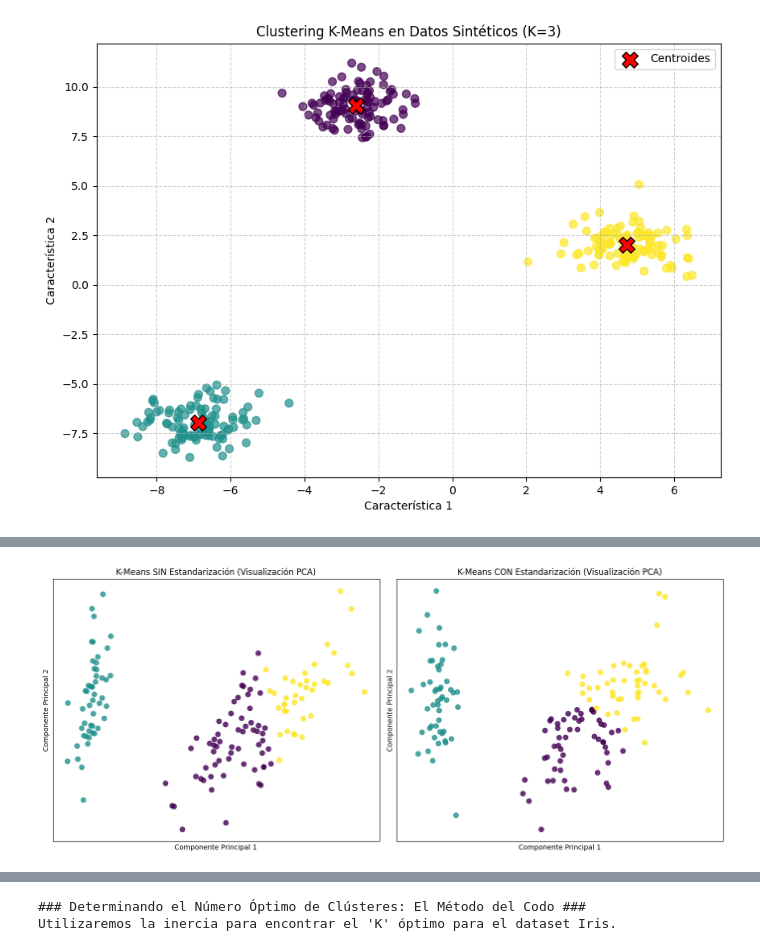
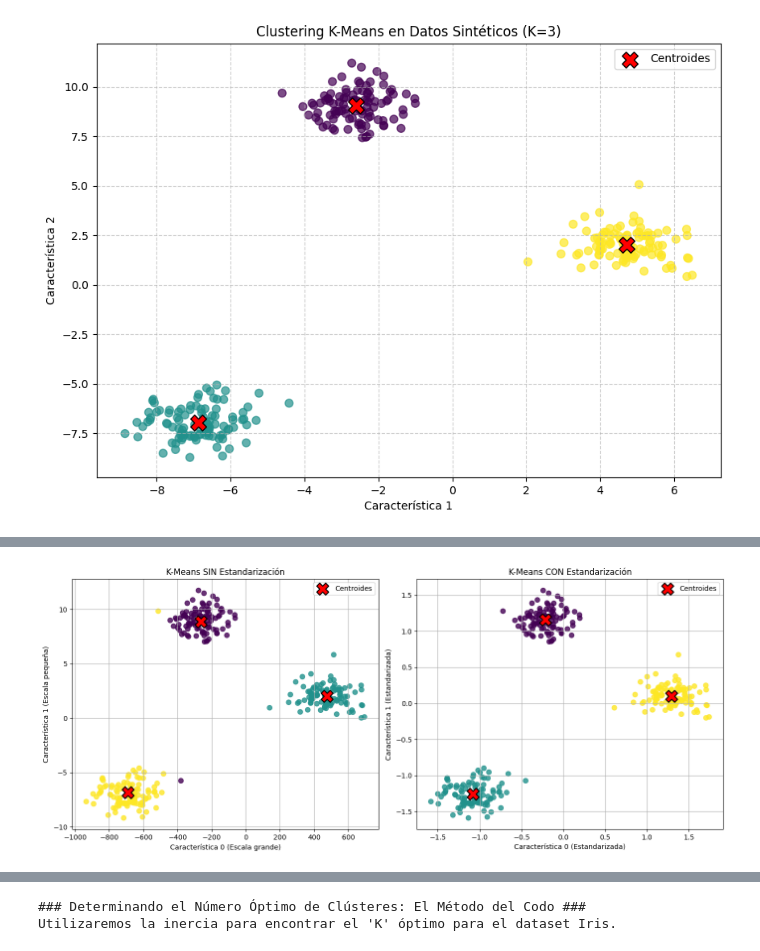
Before and after one commit to Reconocimiento-de-patrones-UNQ/Clase5, a Jupyter notebook: Kmeans.ipynb, the cells around one changed output, grey strips where cells are left out. Drawn from its saved outputs; the diff is of its cells as text; code cells hidden in the pictures.

```diff
--- a/Kmeans.ipynb
+++ b/Kmeans.ipynb
@@ -113,62 +113,83 @@ Vamos a demostrar esto usando el dataset Iris nuevamente, que tiene característ
 3.  **K-Means CON Estandarización:** Usamos un `Pipeline` para primero estandarizar los datos y luego aplicar K-Means. Un `Pipeline` es muy útil para encadenar operaciones de preprocesamiento y modelado.
 4.  **Visualización Comparativa:** Proyectamos los resultados en 2D (usando PCA para la visualización) para comparar el efecto de la estandarización.
 # %%
-from sklearn.datasets import load_iris
+from sklearn.datasets import make_blobs
 from sklearn.preprocessing import StandardScaler
 from sklearn.cluster import KMeans
 from sklearn.pipeline import make_pipeline
 from sklearn.decomposition import PCA
 import matplotlib.pyplot as plt
+import numpy as np # Importar numpy para manipulación de arrays
 
-print("\n### Ejemplo 2: Importancia de la Estandarización de Características en K-Means ###")
-print("K-Means es sensible a la escala de las características. Demostraremos esto con el dataset Iris.")
+print("\n### Ejemplo: Importancia de la Estandarización de Características en K-Means ###")
+print("K-Means es sensible a la escala de las características. Demostraremos esto con un dataset sintético.")
 
-iris = load_iris()
-X_iris = iris.data
-y_iris = iris.target # Usamos las etiquetas verdaderas solo para la visualización comparativa final
+# Crear un dataset sintético con escalas muy diferentes
+# Generamos 300 muestras, 3 clústeres, 2 características
+X_synth, y_synth = make_blobs(n_samples=300, centers=3, n_features=2, random_state=42)
 
-# Mostrar rangos de algunas características de Iris
-print("\nRangos de las características del dataset Iris (originales):")
-for i, name in enumerate(iris.feature_names):
-    print(f"  {name}: Min={X_iris[:, i].min():.2f}, Max={X_iris[:, i].max():.2f}")
+# Multiplicar una de las características por un factor grande para cambiar su escala
+X_synth[:, 0] = X_synth[:, 0] * 100 # Multiplicamos la primera característica por 100
+# X_synth[:, 1] = X_synth[:, 1] * 1 # La segunda característica se mantiene con escala pequeña
 
-# K-Means SIN estandarización
+# Mostrar rangos de las características del dataset sintético (originales):
+print("\nRangos de las características del dataset Sintético (originales):")
+print(f"  Característica 0: Min={X_synth[:, 0].min():.2f}, Max={X_synth[:, 0].max():.2f}")
+print(f"  Característica 1: Min={X_synth[:, 1].min():.2f}, Max={X_synth[:, 1].max():.2f}")
+
+
+# --- K-Means SIN estandarización ---
 kmeans_no_scale = KMeans(n_clusters=3, random_state=42, n_init=10)
-labels_no_scale = kmeans_no_scale.fit_predict(X_iris)
+labels_no_scale = kmeans_no_scale.fit_predict(X_synth)
+# Los centroides sin escalar también serán usados para la visualización PCA
+centroids_no_scale = kmeans_no_scale.cluster_centers_
 
-# K-Means CON estandarización usando Pipeline
+# --- K-Means CON estandarización usando Pipeline ---
 pipeline_kmeans = make_pipeline(StandardScaler(), KMeans(n_clusters=3, random_state=42, n_init=10))
-labels_scaled = pipeline_kmeans.fit_predict(X_iris)
+labels_scaled = pipeline_kmeans.fit_predict(X_synth)
+# Para obtener los centroides escalados, accedemos al K-Means dentro del pipeline
+centroids_scaled = pipeline_kmeans.named_steps['kmeans'].cluster_centers_
 
-# Visualización para comparar (usamos PCA para reducir a 2D solo para la visualización)
-# PCA en datos NO escalados para el panel izquierdo
-pca_viz_no_scale = PCA(n_components=2)
-X_iris_pca_no_scale = pca_viz_no_scale.fit_transform(X_iris)
 
-# PCA en datos escalados para el panel derecho
-pca_viz_scaled = PCA(n_components=2)
-X_iris_scaled_for_pca = StandardScaler().fit_transform(X_iris)
-X_iris_pca_scaled = pca_viz_scaled.fit_transform(X_iris_scaled_for_pca)
-
+# --- Visualización para comparar ---
+# No necesitamos PCA aquí porque ya tenemos 2 dimensiones.
+# Sin embargo, los puntos de vista del gráfico cambiarán debido a la escala.
 
 plt.figure(figsize=(14, 6))
 
+# Gráfico SIN estandarización
 plt.subplot(1, 2, 1)
-plt.scatter(X_iris_pca_no_scale[:, 0], X_iris_pca_no_scale[:, 1], c=labels_no_scale, cmap='viridis', s=50, alpha=0.8)
-plt.title("K-Means SIN Estandarización (Visualización PCA)")
-plt.xlabel("Componente Principal 1")
-plt.ylabel("Componente Principal 2")
-plt.xticks([])
-plt.yticks([])
+plt.scatter(X_synth[:, 0], X_synth[:, 1], c=labels_no_scale, cmap='viridis', s=50, alpha=0.8)
+plt.scatter(centroids_no_scale[:, 0], centroids_no_scale[:, 1], s=300, c='red', marker='X', edgecolors='black', linewidth=1.5, label='Centroides')
+plt.title("K-Means SIN Estandarización")
+plt.xlabel("Característica 0 (Escala grande)")
+plt.ylabel("Característica 1 (Escala pequeña)")
+plt.legend()
+plt.grid(True)
+
+
+# Gráfico CON estandarización
+# Es importante escalar los datos para la visualización del panel derecho también,
+# para que los puntos estén en la misma escala que la que usó K-Means después de escalar.
+scaler_viz = StandardScaler()
+X_synth_scaled_for_viz = scaler_viz.fit_transform(X_synth)
 
 plt.subplot(1, 2, 2)
-plt.scatter(X_iris_pca_scaled[:, 0], X_iris_pca_scaled[:, 1], c=labels_scaled, cmap='viridis', s=50, alpha=0.8)
-plt.title("K-Means CON Estandarización (Visualización PCA)")
-plt.xlabel("Componente Principal 1")
-plt.ylabel("Componente Principal 2")
-plt.xticks([])
-plt.yticks([])
+plt.scatter(X_synth_scaled_for_viz[:, 0], X_synth_scaled_for_viz[:, 1], c=labels_scaled, cmap='viridis', s=50, alpha=0.8)
+plt.scatter(centroids_scaled[:, 0], centroids_scaled[:, 1], s=300, c='red', marker='X', edgecolors='black', linewidth=1.5, label='Centroides')
+plt.title("K-Means CON Estandarización")
+plt.xlabel("Característica 0 (Estandarizada)")
+plt.ylabel("Característica 1 (Estandarizada)")
+plt.legend()
+plt.grid(True)
 
 plt.tight_layout()
 plt.show()
+
+print("\n--- Observaciones ---")
+print("En el gráfico SIN estandarización, la Característica 0 (con escala mucho mayor) domina el cálculo de las distancias.")
+print("Esto hace que el algoritmo de K-Means agrupe los puntos principalmente basándose en las diferencias en la Característica 0, ignorando o minimizando la influencia de la Característica 1.")
+print("Como resultado, los clústeres formados son alargados y no siempre reflejan las agrupaciones 'naturales' si ambas características tuvieran la misma importancia.")
+print("\nEn el gráfico CON estandarización, ambas características tienen una media de 0 y una desviación estándar de 1. Esto asegura que ninguna característica domine el cálculo de la distancia.")
+print("Los clústeres formados son más redondos y mejor definidos, reflejando las agrupaciones reales de los datos de manera más efectiva, ya que K-Means puede considerar la contribución de ambas características de forma equitativa.")
 # %% [output]
@@ -183 +202 @@ Rangos de las características del dataset Iris (originales):
-[figure, old version]
+[figure, new version]
```
Also changed, not shown: parts of 6 cells of this notebook.
